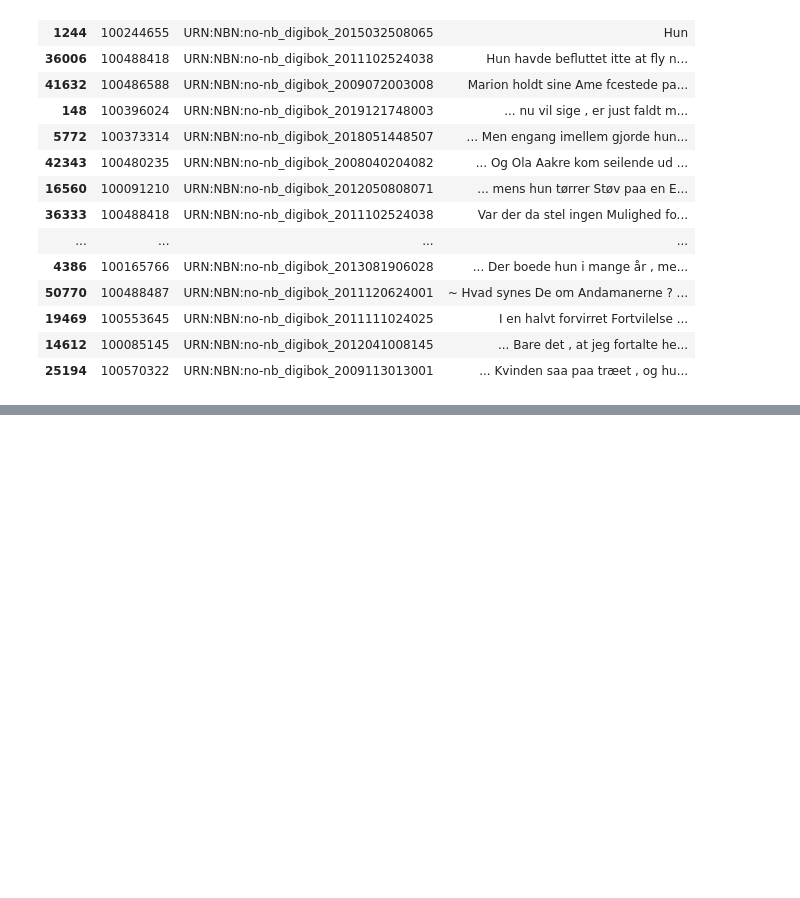
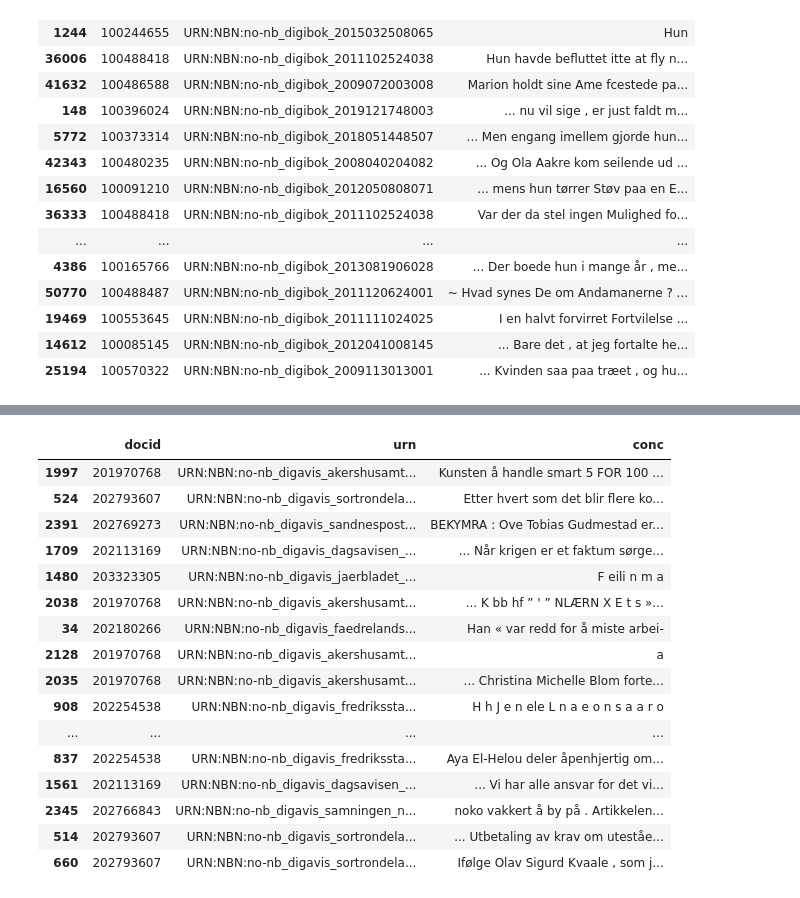
Before and after one commit to Yoonsen/Noun_classification, a Jupyter notebook: pronoun_statistics.ipynb, the cells around one changed output, grey strips where cells are left out. Saved outputs shown, nothing was run; the diff lists cells and outputs as text; code cells hidden in the pictures; blank space fills up the shorter version.

```diff
--- a/pronoun_statistics.ipynb
+++ b/pronoun_statistics.ipynb
@@ -199,3 +199,6 @@ c.sample(min(len(c), 40)).style
 | 19469 | 100553645 | URN:NBN:no-nb_digibok_2011111024025 | I en halvt forvirret Fortvilelse ... |
 | 14612 | 100085145 | URN:NBN:no-nb_digibok_2012041008145 | ... Bare det , at jeg fortalte he... |
 | 25194 | 100570322 | URN:NBN:no-nb_digibok_2009113013001 | ... Kvinden saa paa træet , og hu... |
+# %%
+avis = d2.document_corpus(from_year=2020, to_year=2021, doctype = "digavis")
+avis
@@ -201,0 +219,20 @@ c.sample(min(len(c), 40)).style
+# %%
+d2.concordance(urns = list(avis.urn), words= """  å    """).sample(40).style
+# %% [output]
+|  | docid | urn | conc |
+| 1997 | 201970768 | URN:NBN:no-nb_digavis_akershusamt... | Kunsten å handle smart 5 FOR 100 ... |
+| 524 | 202793607 | URN:NBN:no-nb_digavis_sortrondela... | Etter hvert som det blir flere ko... |
+| 2391 | 202769273 | URN:NBN:no-nb_digavis_sandnespost... | BEKYMRA : Ove Tobias Gudmestad er... |
+| 1709 | 202113169 | URN:NBN:no-nb_digavis_dagsavisen_... | ... Når krigen er et faktum sørge... |
+| 1480 | 203323305 | URN:NBN:no-nb_digavis_jaerbladet_... | F eili n m a |
+| 2038 | 201970768 | URN:NBN:no-nb_digavis_akershusamt... | ... K bb hf ” ' ” NLÆRN X E t s »... |
+| 34 | 202180266 | URN:NBN:no-nb_digavis_faedrelands... | Han « var redd for å miste arbei- |
+| 2128 | 201970768 | URN:NBN:no-nb_digavis_akershusamt... | a |
+| 2035 | 201970768 | URN:NBN:no-nb_digavis_akershusamt... | ... Christina Michelle Blom forte... |
+| 908 | 202254538 | URN:NBN:no-nb_digavis_fredrikssta... | H h J e n ele L n a e o n s a a r o |
+| ... | ... | ... | ... |
+| 837 | 202254538 | URN:NBN:no-nb_digavis_fredrikssta... | Aya El-Helou deler åpenhjertig om... |
+| 1561 | 202113169 | URN:NBN:no-nb_digavis_dagsavisen_... | ... Vi har alle ansvar for det vi... |
+| 2345 | 202766843 | URN:NBN:no-nb_digavis_samningen_n... | noko vakkert å by på . Artikkelen... |
+| 514 | 202793607 | URN:NBN:no-nb_digavis_sortrondela... | ... Utbetaling av krav om uteståe... |
+| 660 | 202793607 | URN:NBN:no-nb_digavis_sortrondela... | Ifølge Olav Sigurd Kvaale , som j... |
```
Also changed, not shown: parts of 4 cells of this notebook.
